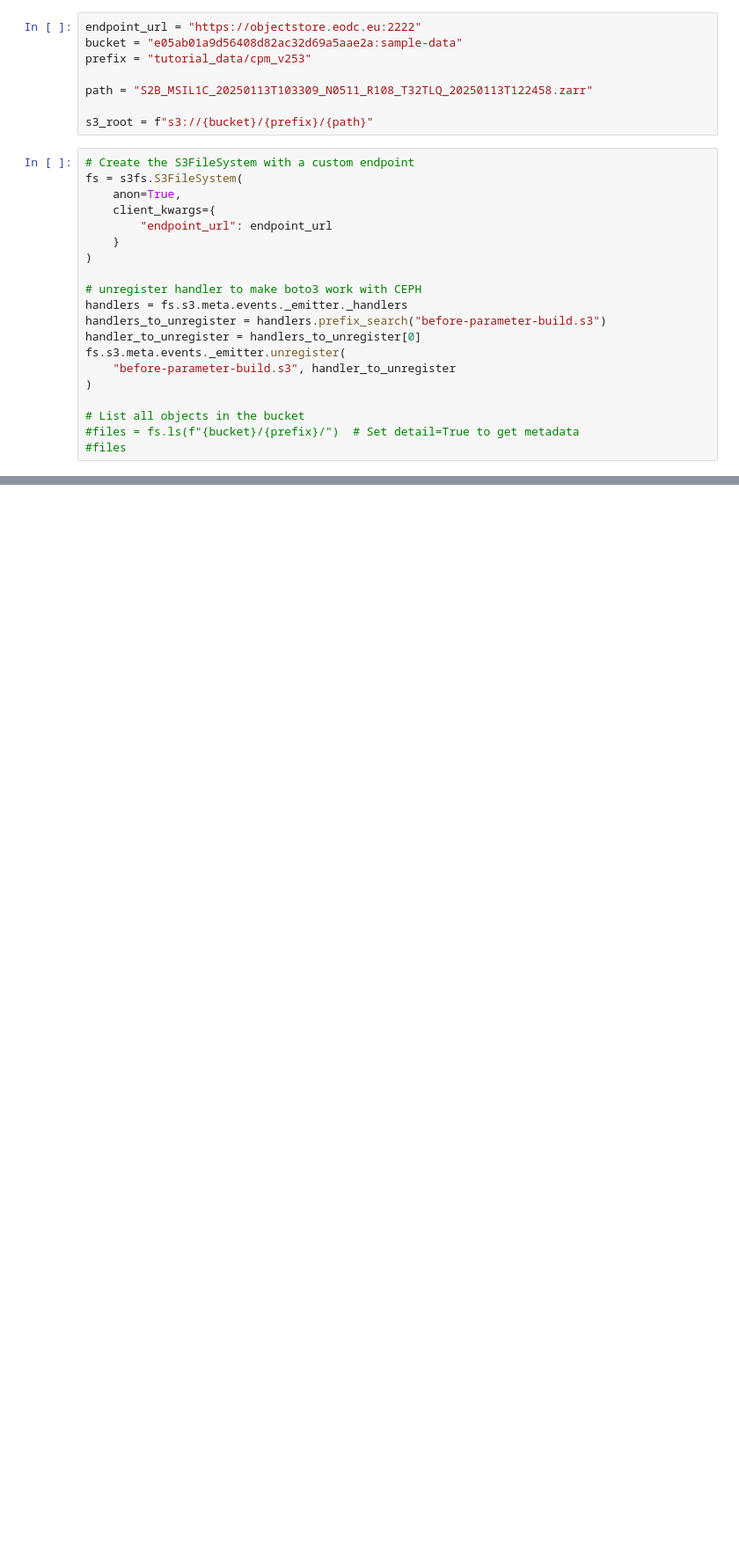
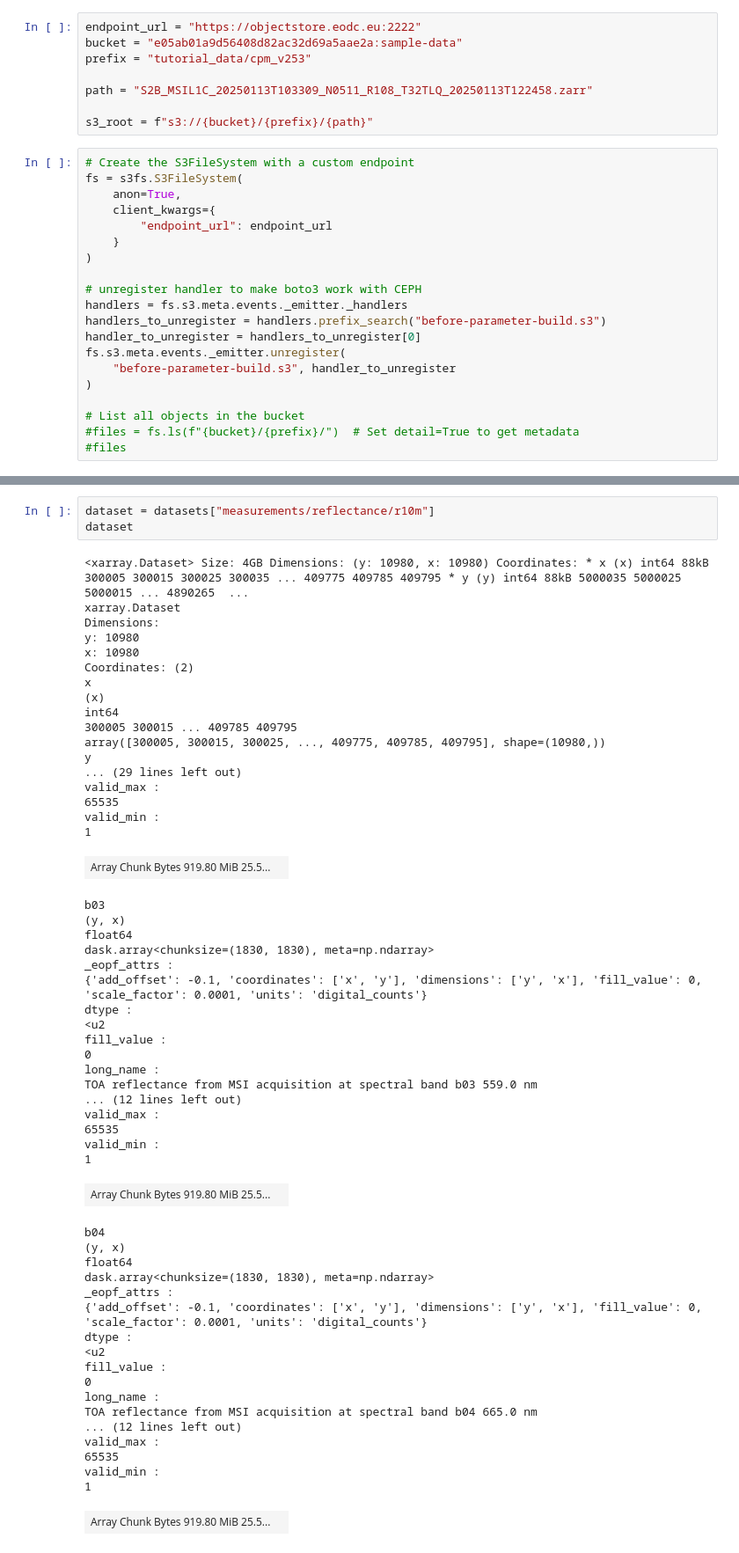
Before and after one commit to EOPF-Sample-Service/xarray-eopf, a Jupyter notebook: examples/ceph-tests.ipynb, the cells around one changed output, grey strips where cells are left out. Shown at 88% size. Drawn from its saved outputs; the diff is of its cells as text; blank space fills up the shorter version.

```diff
--- a/examples/ceph-tests.ipynb
+++ b/examples/ceph-tests.ipynb
@@ -190,0 +95,58 @@ Attributes: (0)
+# %%
+dataset = datasets["measurements/reflectance/r10m"]
+dataset
+# %% [output]
+<xarray.Dataset> Size: 4GB Dimensions: (y: 10980, x: 10980) Coordinates: * x (x) int64 88kB 300005 300015 300025 300035 ... 409775 409785 409795 * y (y) int64 88kB 5000035 5000025 5000015 ... 4890265  ...
+xarray.Dataset
+Dimensions:
+y: 10980
+x: 10980
+Coordinates: (2)
+x
+(x)
+int64
+300005 300015 ... 409785 409795
+array([300005, 300015, 300025, ..., 409775, 409785, 409795], shape=(10980,))
+y
+... (29 lines left out)
+valid_max :
+65535
+valid_min :
+1
+| Array Chunk Bytes 919.80 MiB 25.5... |  |
+b03
+(y, x)
+float64
+dask.array<chunksize=(1830, 1830), meta=np.ndarray>
+_eopf_attrs :
+{'add_offset': -0.1, 'coordinates': ['x', 'y'], 'dimensions': ['y', 'x'], 'fill_value': 0, 'scale_factor': 0.0001, 'units': 'digital_counts'}
+dtype :
+<u2
+fill_value :
+0
+long_name :
+TOA reflectance from MSI acquisition at spectral band b03 559.0 nm
+... (12 lines left out)
+valid_max :
+65535
+valid_min :
+1
+| Array Chunk Bytes 919.80 MiB 25.5... |  |
+b04
+(y, x)
+float64
+dask.array<chunksize=(1830, 1830), meta=np.ndarray>
+_eopf_attrs :
+{'add_offset': -0.1, 'coordinates': ['x', 'y'], 'dimensions': ['y', 'x'], 'fill_value': 0, 'scale_factor': 0.0001, 'units': 'digital_counts'}
+dtype :
+<u2
+fill_value :
+0
+long_name :
+TOA reflectance from MSI acquisition at spectral band b04 665.0 nm
+... (12 lines left out)
+valid_max :
+65535
+valid_min :
+1
+| Array Chunk Bytes 919.80 MiB 25.5... |  |
```
Also changed, not shown: parts of 12 cells of this notebook, 7 other files.
